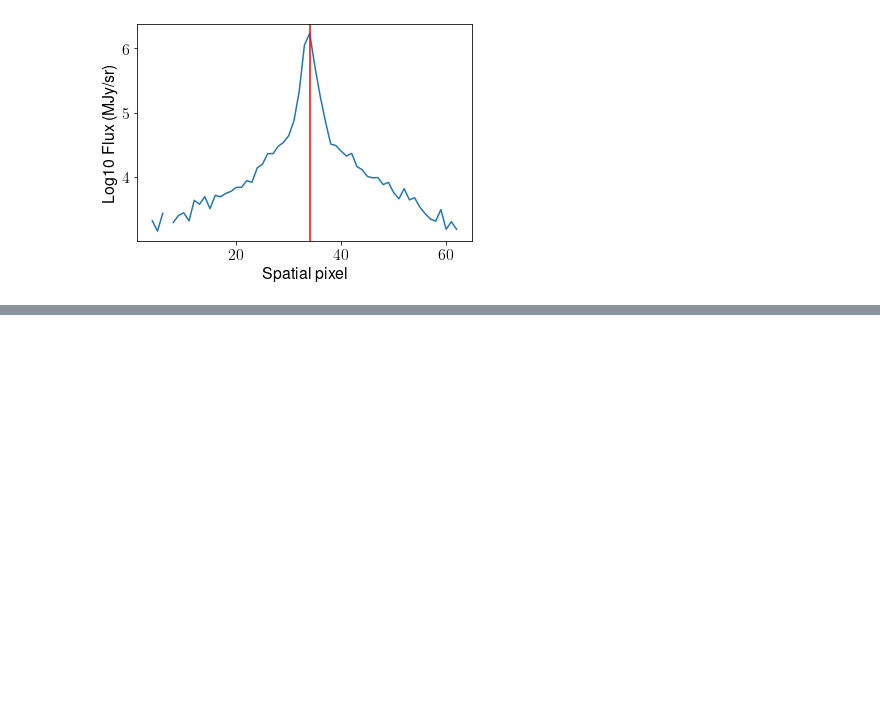
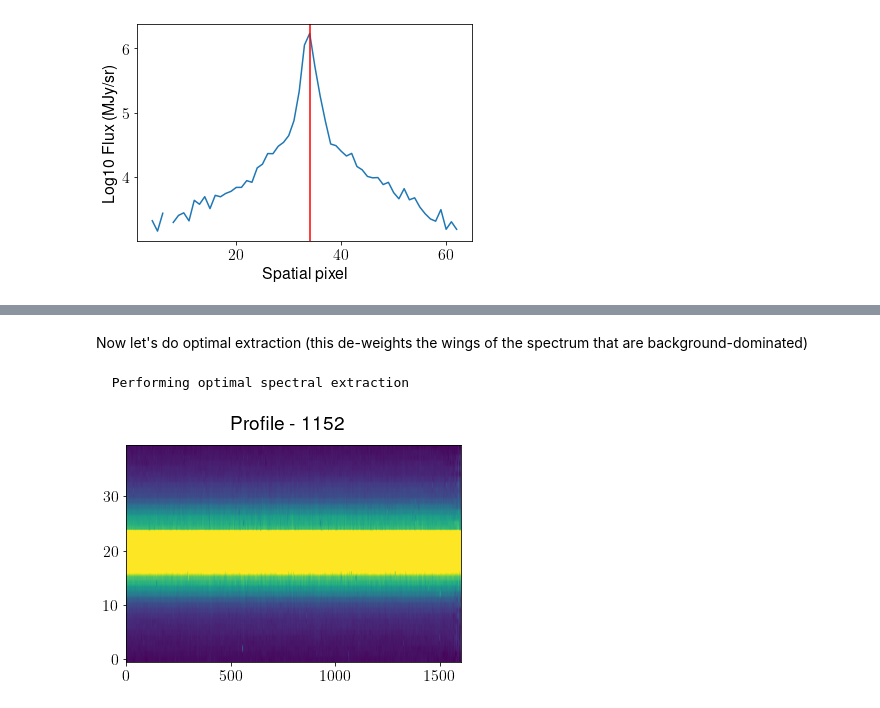
Before and after one commit to cpiaulet/Eureka, a Jupyter notebook: docs/source/hackathon-day2-tutorial.ipynb, the cells around one changed output, grey strips where cells are left out. Saved outputs shown, nothing was run; the diff lists cells and outputs as text; code cells hidden in the pictures; blank space fills up the shorter version.

```diff
--- a/docs/source/hackathon-day2-tutorial.ipynb
+++ b/docs/source/hackathon-day2-tutorial.ipynb
@@ -196,0 +308,13 @@ TBC...
+# %% [markdown]
+Now let's do optimal extraction (this de-weights the wings of the spectrum that are background-dominated)
+# %%
+# Extract optimal spectrum with uncertainties
+log.writelog("  Performing optimal spectral extraction")
+dat.optspec     = np.zeros((dat.stdspec.shape))
+dat.opterr      = np.zeros((dat.stdspec.shape))
+gain        = 1         #FINDME: need to determine correct gain
+for n in range(meta.n_int):
+    dat.optspec[n], dat.opterr[n], mask = optspex.optimize(dat.apdata[n], dat.apmask[n], dat.apbg[n], dat.stdspec[n], gain, dat.apv0[n], p5thresh=meta.p5thresh, p7thresh=meta.p7thresh, fittype=meta.fittype, window_len=meta.window_len, deg=meta.prof_deg, n=dat.intstart+n, isplots=meta.isplots_S3, eventdir=meta.workdir, meddata=meta.medapdata)
+# %% [output]
+  Performing optimal spectral extraction
+[figure, added]
```
Also changed, not shown: parts of 40 cells of this notebook.
